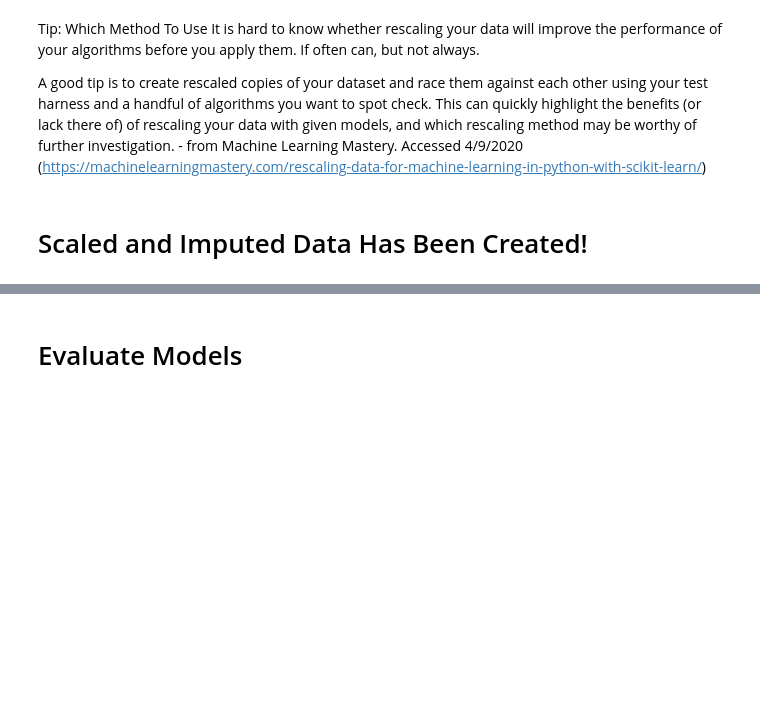
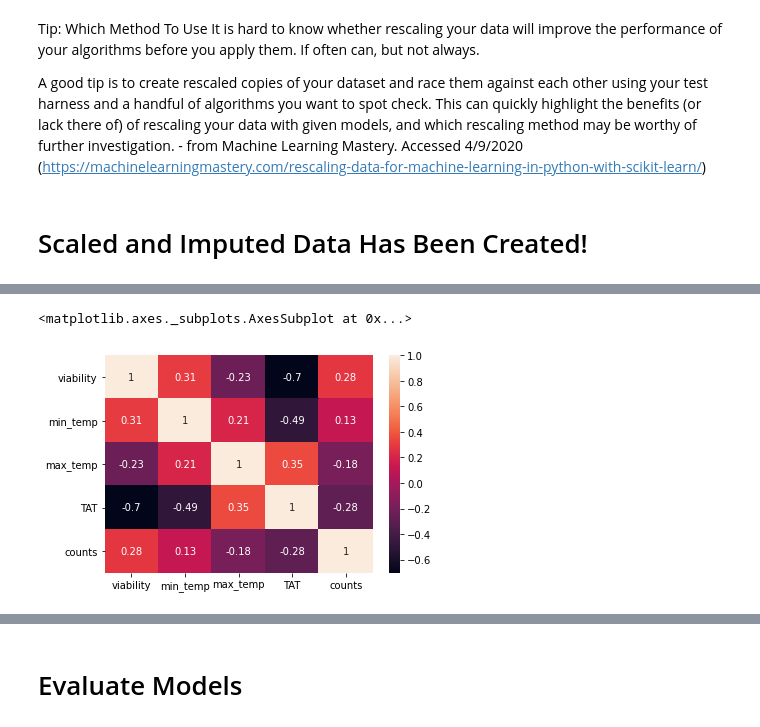
Before and after one commit to jsacco1/assay_performance, a Jupyter notebook: tmp_tnt_final.ipynb, the cells around one changed output, grey strips where cells are left out. Cells and saved outputs as stored; diff of their text form; code cells hidden in the pictures; blank space fills up the shorter version.

```diff
--- a/tmp_tnt_final.ipynb
+++ b/tmp_tnt_final.ipynb
@@ -846,3 +863,5 @@ def sci_minmax(X):
 X_train = sci_minmax(X_train)
 # %%
 X_test = sci_minmax(X_test)
+# %%
+y_train = sci_minmax(y_train.reshape(-1, 1))
@@ -858,3 +879,7 @@ def get_models():
 	return models
 # %% [markdown]
 # Scaled and Imputed Data Has Been Created!
+# %%
+scaled = pd.DataFrame(X_train, columns= features.columns)
+scaled['counts']= pd.DataFrame(y_train)
+scaled.head()
@@ -860,0 +893,7 @@ def get_models():
+# %%
+sns.heatmap(scaled.corr(method='spearman'), annot= True,
+        xticklabels=scaled.columns,
+        yticklabels=scaled.columns)
+# %% [output]
+<matplotlib.axes._subplots.AxesSubplot at 0x...>
+[figure, added]
```
Also changed, not shown: parts of 34 cells of this notebook.
